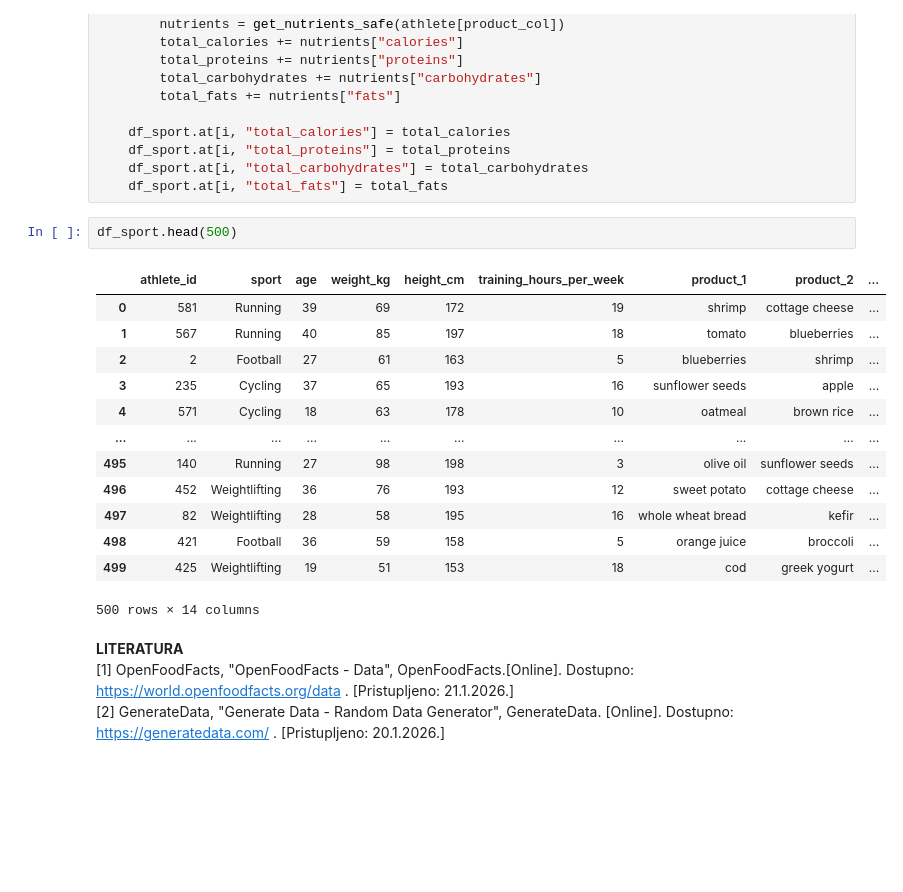
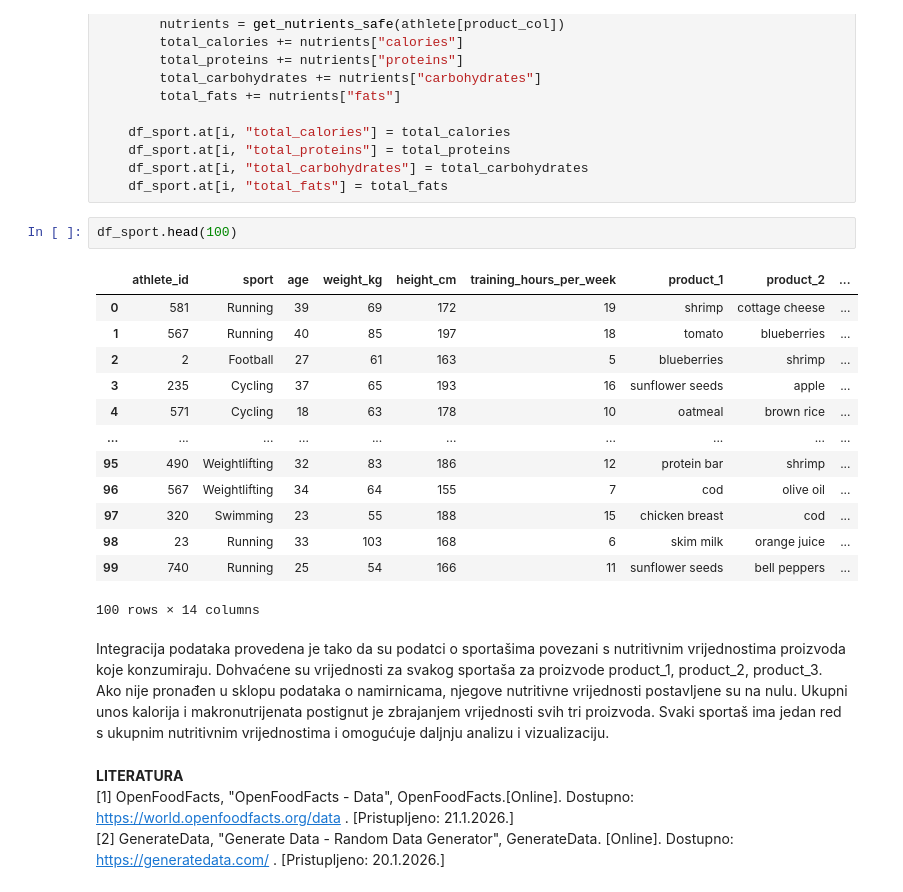
Before and after one commit to jvrscak/Analiza-utjecaja-prehrane-na-rezultate-sporta-a, a Jupyter notebook: projekt_iz_PZAP_JanVrščak.ipynb, the cells around one changed output. Drawn from its saved outputs; the diff is of its cells as text; blank space fills up the shorter version.

Commit message:
Dodan tekst u dokumentaciju za integraciju podataka.

```diff
--- a/projekt_iz_PZAP_JanVrščak.ipynb
+++ b/projekt_iz_PZAP_JanVrščak.ipynb
@@ -149,21 +149,23 @@ for i, athlete in df_sport.iterrows():
     df_sport.at[i, "total_carbohydrates"] = total_carbohydrates
     df_sport.at[i, "total_fats"] = total_fats
 # %%
-df_sport.head(500)
+df_sport.head(100)
 # %% [output]
 |  | athlete_id | sport | age | weight_kg | height_cm | training_hours_per_week | product_1 | product_2 | ... |
 | 0 | 581 | Running | 39 | 69 | 172 | 19 | shrimp | cottage cheese | ... |
 | 1 | 567 | Running | 40 | 85 | 197 | 18 | tomato | blueberries | ... |
 | 2 | 2 | Football | 27 | 61 | 163 | 5 | blueberries | shrimp | ... |
 | 3 | 235 | Cycling | 37 | 65 | 193 | 16 | sunflower seeds | apple | ... |
 | 4 | 571 | Cycling | 18 | 63 | 178 | 10 | oatmeal | brown rice | ... |
 | ... | ... | ... | ... | ... | ... | ... | ... | ... | ... |
-| 495 | 140 | Running | 27 | 98 | 198 | 3 | olive oil | sunflower seeds | ... |
-| 496 | 452 | Weightlifting | 36 | 76 | 193 | 12 | sweet potato | cottage cheese | ... |
-| 497 | 82 | Weightlifting | 28 | 58 | 195 | 16 | whole wheat bread | kefir | ... |
-| 498 | 421 | Football | 36 | 59 | 158 | 5 | orange juice | broccoli | ... |
-| 499 | 425 | Weightlifting | 19 | 51 | 153 | 18 | cod | greek yogurt | ... |
+| 95 | 490 | Weightlifting | 32 | 83 | 186 | 12 | protein bar | shrimp | ... |
+| 96 | 567 | Weightlifting | 34 | 64 | 155 | 7 | cod | olive oil | ... |
+| 97 | 320 | Swimming | 23 | 55 | 188 | 15 | chicken breast | cod | ... |
+| 98 | 23 | Running | 33 | 103 | 168 | 6 | skim milk | orange juice | ... |
+| 99 | 740 | Running | 25 | 54 | 166 | 11 | sunflower seeds | bell peppers | ... |
-500 rows × 14 columns
+100 rows × 14 columns
+# %% [markdown]
+Integracija podataka provedena je tako da su podatci o sportašima povezani s nutritivnim vrijednostima proizvoda koje konzumiraju. Dohvaćene su vrijednosti za svakog sportaša za proizvode product_1, product_2, product_3. Ako nije pronađen u sklopu podataka o namirnicama, njegove nutritivne vrijednosti postavljene su na nulu. Ukupni unos kalorija i makronutrijenata postignut je zbrajanjem vrijednosti svih tri proizvoda. Svaki sportaš ima jedan red s ukupnim nutritivnim vrijednostima i omogućuje daljnju analizu i vizualizaciju.
 # %% [markdown]
 **LITERATURA**
 [1] OpenFoodFacts, "OpenFoodFacts - Data", OpenFoodFacts.[Online]. Dostupno: https://world.openfoodfacts.org/data . [Pristupljeno: 21.1.2026.]
```
